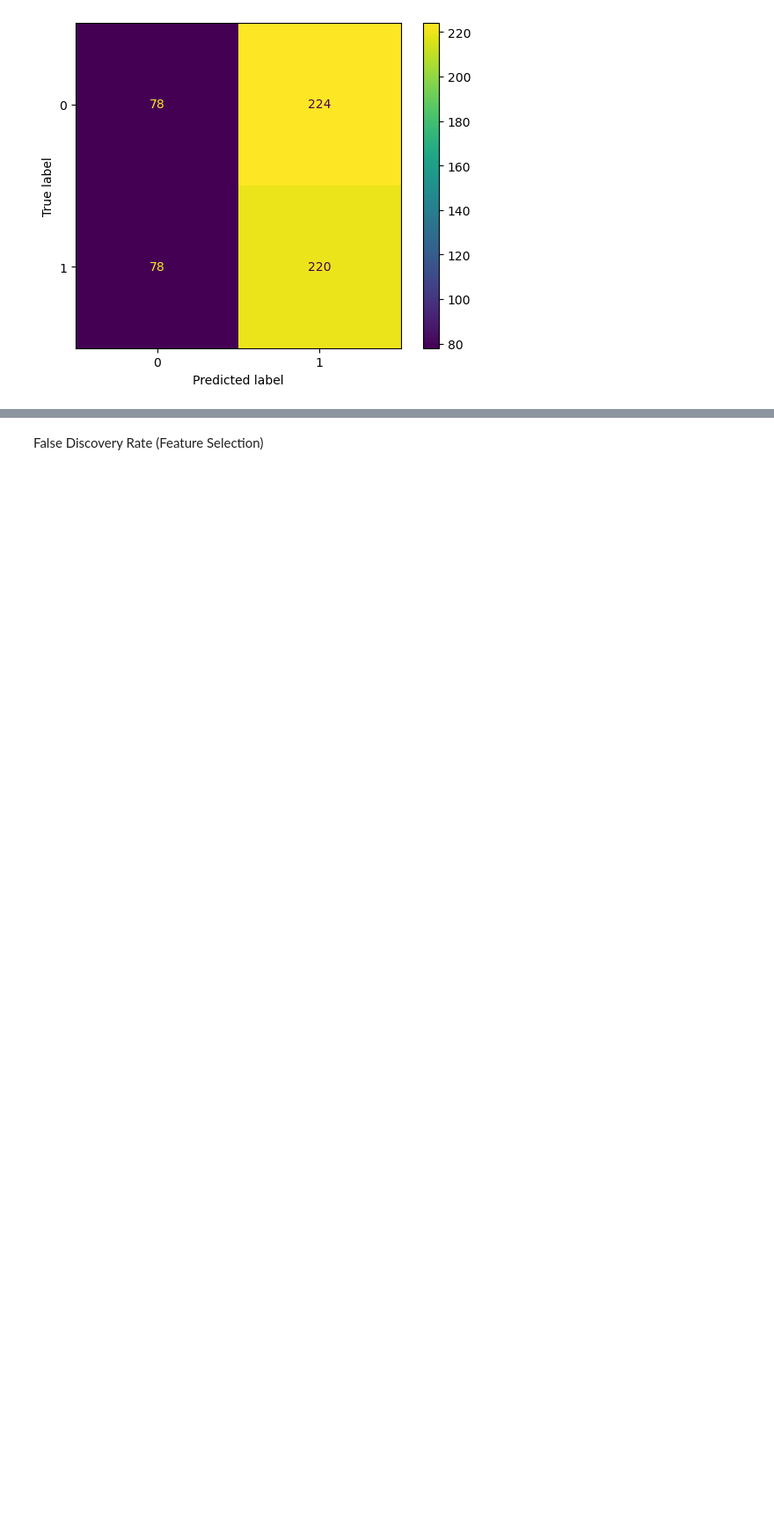
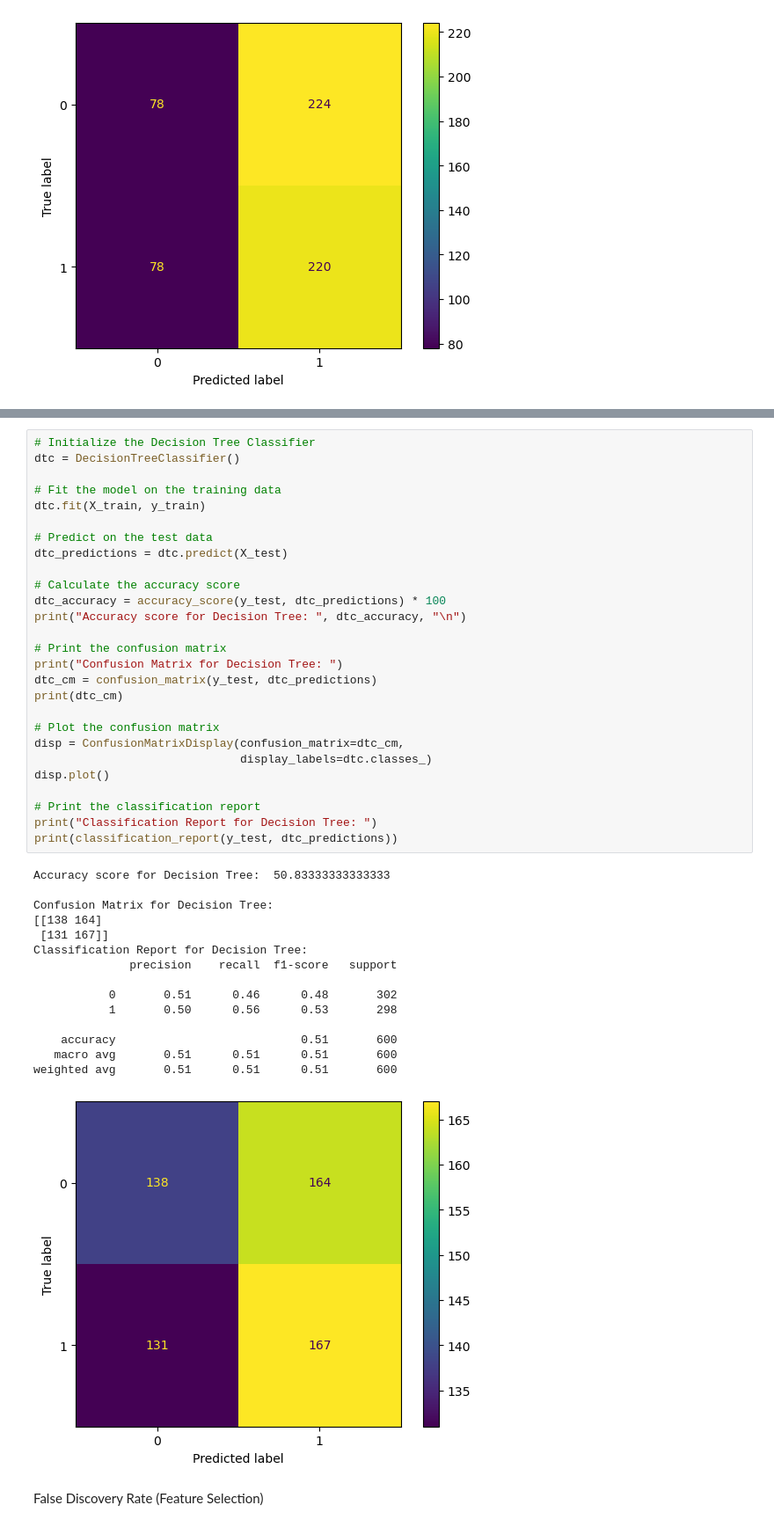
Before and after one commit to parajuliaryan/Lung_Cancer_Classification, a Jupyter notebook: authentication.ipynb, the cells around one changed output, grey strips where cells are left out. Shown at 88% size. Saved outputs shown, nothing was run; the diff lists cells and outputs as text; blank space fills up the shorter version.

Commit message:
decision tree classifier

```diff
--- a/authentication.ipynb
+++ b/authentication.ipynb
@@ -393,3 +441,46 @@ weighted avg       0.50      0.50      0.47       600
+# %%
+# Initialize the Decision Tree Classifier
+dtc = DecisionTreeClassifier()
+
+# Fit the model on the training data
+dtc.fit(X_train, y_train)
+
+# Predict on the test data
+dtc_predictions = dtc.predict(X_test)
+
+# Calculate the accuracy score
+dtc_accuracy = accuracy_score(y_test, dtc_predictions) * 100
+print("Accuracy score for Decision Tree: ", dtc_accuracy, "\n")
+
+# Print the confusion matrix
+print("Confusion Matrix for Decision Tree: ")
+dtc_cm = confusion_matrix(y_test, dtc_predictions)
+print(dtc_cm)
+
+# Plot the confusion matrix
+disp = ConfusionMatrixDisplay(confusion_matrix=dtc_cm,
+                              display_labels=dtc.classes_)
+disp.plot()
+
+# Print the classification report
+print("Classification Report for Decision Tree: ")
+print(classification_report(y_test, dtc_predictions))
+# %% [output]
+Accuracy score for Decision Tree:  50.83333333333333
+
+Confusion Matrix for Decision Tree:
+[[138 164]
+ [131 167]]
+Classification Report for Decision Tree:
+              precision    recall  f1-score   support
+
+           0       0.51      0.46      0.48       302
+           1       0.50      0.56      0.53       298
+
+    accuracy                           0.51       600
+   macro avg       0.51      0.51      0.51       600
+weighted avg       0.51      0.51      0.51       600
+[figure, added]
 # %% [markdown]
 False Discovery Rate (Feature Selection)
 # %%
```
Also changed, not shown: parts of 7 cells of this notebook, 10 other files.
